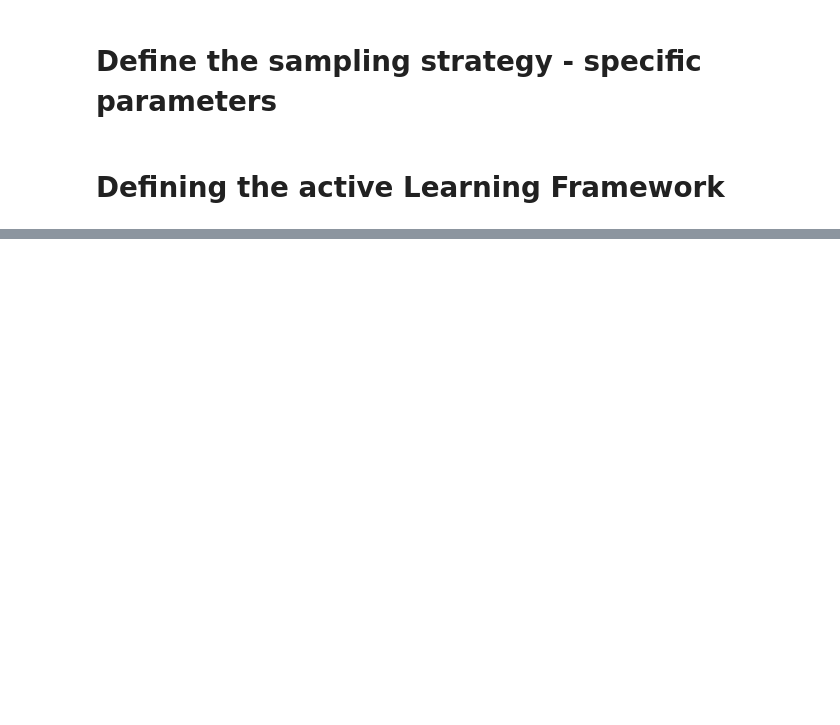
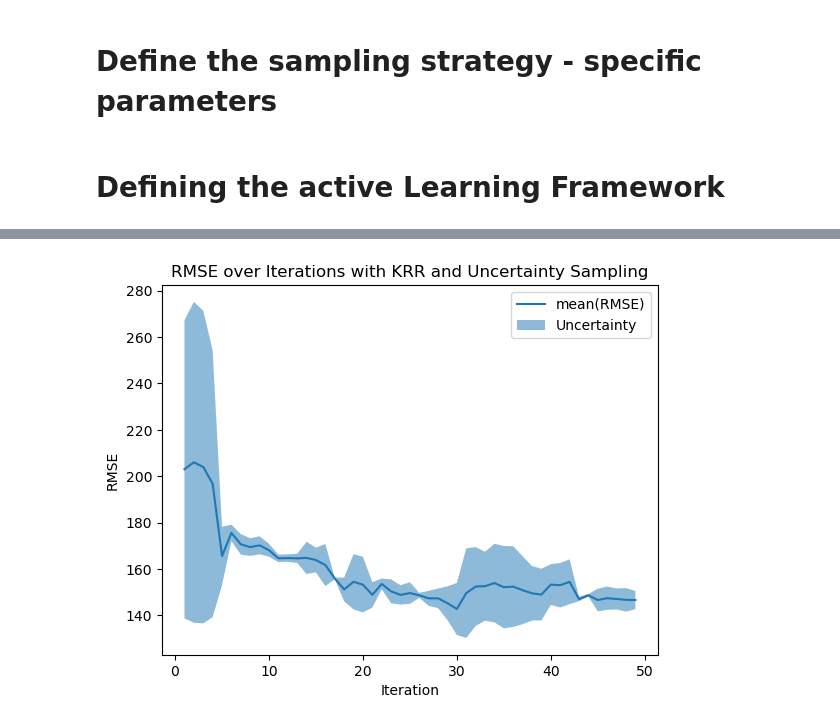
Before and after one commit to thegitrogmonster/Zamberger_thesis_AL2024, a Jupyter notebook: 04_Active_Learning/04_active_learning_oop.ipynb, the cells around one changed output, grey strips where cells are left out. Saved outputs shown, nothing was run; the diff lists cells and outputs as text; code cells hidden in the pictures; blank space fills up the shorter version.

```diff
--- a/04_Active_Learning/04_active_learning_oop.ipynb
+++ b/04_Active_Learning/04_active_learning_oop.ipynb
@@ -580,0 +717,22 @@ rmse_sampling_n5
+# %%
+# calculate the uncertainty of the RMSE in rmse_sampling_n5
+rmse_sampling_n5_uncertainty = rmse_sampling_n5.std(axis=1)
+
+# calculate the uncertainty of the RMSE in rmse_validation_n5
+rmse_validation_n5_uncertainty = rmse_validation_n5.std(axis=1)
+
+# plot the RMSE over the iterations with the uncertainty
+plt.plot(range(n_iterations)[1:], rmse_sampling_n5.mean(axis=1)[1:])
+plt.fill_between(
+    range(n_iterations)[1:],
+    rmse_sampling_n5.mean(axis=1)[1:] - rmse_sampling_n5_uncertainty[1:],
+    rmse_sampling_n5.mean(axis=1)[1:] + rmse_sampling_n5_uncertainty[1:],
+    alpha=0.5,
+)
+plt.title("RMSE over Iterations with KRR and Uncertainty Sampling")
+plt.xlabel("Iteration")
+plt.ylabel("RMSE")
+plt.legend(["mean(RMSE)", "Uncertainty"])
+plt.show()
+# %% [output]
+[figure, added]
```
Also changed, not shown: parts of 23 cells of this notebook, 3 other files.
